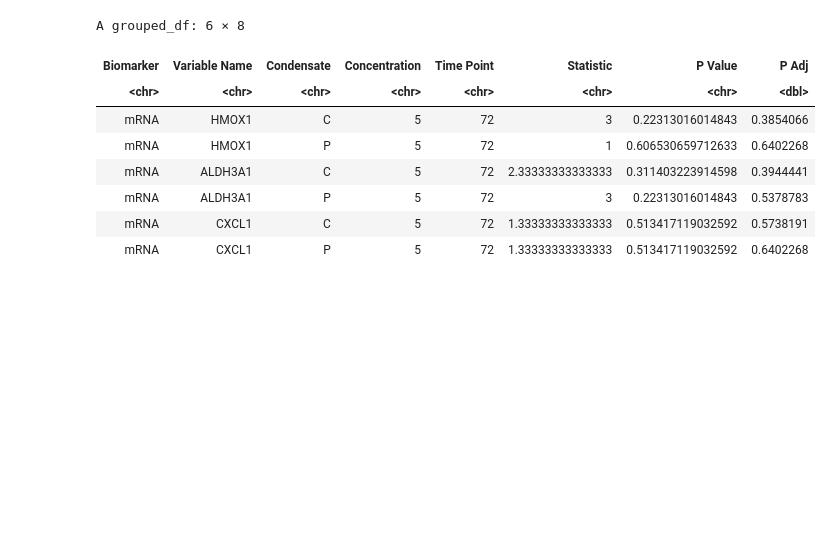
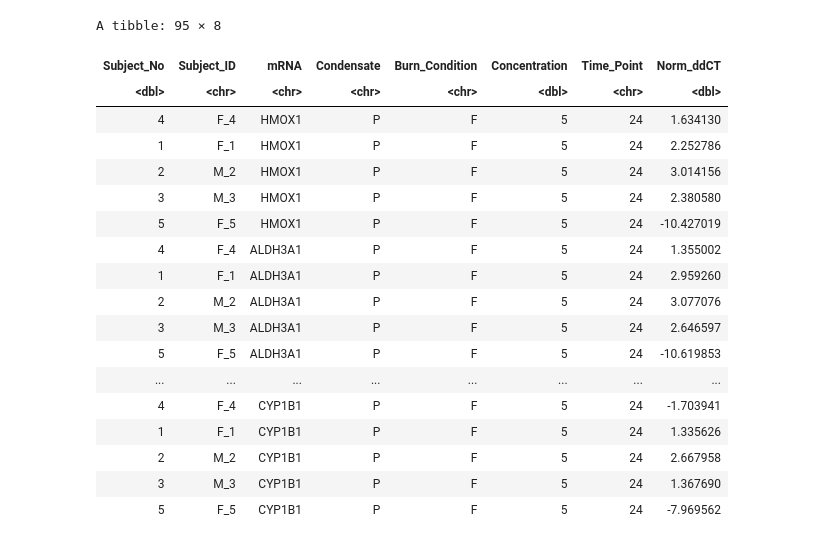
Before and after one commit to UNC-CEMALB/Burn-pit-smoke-condensate-mediated-toxicity-in-human-airway-epithelial-cells-, a Jupyter notebook: 2. Biomarker Distribution Analysis/Biomarker Friedman Analysis.ipynb, the cells around one changed output. Saved outputs shown, nothing was run; the diff lists cells and outputs as text; code cells hidden in the pictures; blank space fills up the shorter version.

```diff
--- a/2. Biomarker Distribution Analysis/Biomarker Friedman Analysis.ipynb
+++ b/2. Biomarker Distribution Analysis/Biomarker Friedman Analysis.ipynb
@@ -367,14 +347,24 @@ Warning message in friedmans_burn_condition_v2(conc5_72_mRNA_df, "Norm_ddCT", "m
-# %%
-head(conc5_72_friedmans_mRNA_v2[[1]])
-# %% [output]
-A grouped_df: 6 × 8
-| Biomarker | Variable Name | Condensate | Concentration | Time Point | Statistic | P Value | P Adj |
-| <chr> | <chr> | <chr> | <chr> | <chr> | <chr> | <chr> | <dbl> |
-| mRNA | HMOX1 | C | 5 | 72 | 3 | 0.22313016014843 | 0.3854066 |
-| mRNA | HMOX1 | P | 5 | 72 | 1 | 0.606530659712633 | 0.6402268 |
-| mRNA | ALDH3A1 | C | 5 | 72 | 2.33333333333333 | 0.311403223914598 | 0.3944441 |
-| mRNA | ALDH3A1 | P | 5 | 72 | 3 | 0.22313016014843 | 0.5378783 |
-| mRNA | CXCL1 | C | 5 | 72 | 1.33333333333333 | 0.513417119032592 | 0.5738191 |
-| mRNA | CXCL1 | P | 5 | 72 | 1.33333333333333 | 0.513417119032592 | 0.6402268 |
+# %%
+five_subject_only_sample_df
+# %% [output]
+A tibble: 95 × 8
+| Subject_No | Subject_ID | mRNA | Condensate | Burn_Condition | Concentration | Time_Point | Norm_ddCT |
+| <dbl> | <chr> | <chr> | <chr> | <chr> | <dbl> | <chr> | <dbl> |
+| 4 | F_4 | HMOX1 | P | F | 5 | 24 | 1.634130 |
+| 1 | F_1 | HMOX1 | P | F | 5 | 24 | 2.252786 |
+| 2 | M_2 | HMOX1 | P | F | 5 | 24 | 3.014156 |
+| 3 | M_3 | HMOX1 | P | F | 5 | 24 | 2.380580 |
+| 5 | F_5 | HMOX1 | P | F | 5 | 24 | -10.427019 |
+| 4 | F_4 | ALDH3A1 | P | F | 5 | 24 | 1.355002 |
+| 1 | F_1 | ALDH3A1 | P | F | 5 | 24 | 2.959260 |
+| 2 | M_2 | ALDH3A1 | P | F | 5 | 24 | 3.077076 |
+| 3 | M_3 | ALDH3A1 | P | F | 5 | 24 | 2.646597 |
+| 5 | F_5 | ALDH3A1 | P | F | 5 | 24 | -10.619853 |
+| ... | ... | ... | ... | ... | ... | ... | ... |
+| 4 | F_4 | CYP1B1 | P | F | 5 | 24 | -1.703941 |
+| 1 | F_1 | CYP1B1 | P | F | 5 | 24 | 1.335626 |
+| 2 | M_2 | CYP1B1 | P | F | 5 | 24 | 2.667958 |
+| 3 | M_3 | CYP1B1 | P | F | 5 | 24 | 1.367690 |
+| 5 | F_5 | CYP1B1 | P | F | 5 | 24 | -7.969562 |
 # %%
 # having to go back to run friedmans on a sample that only has data for 5 subjects instead of 6
```
Also changed, not shown: parts of 9 cells of this notebook.
